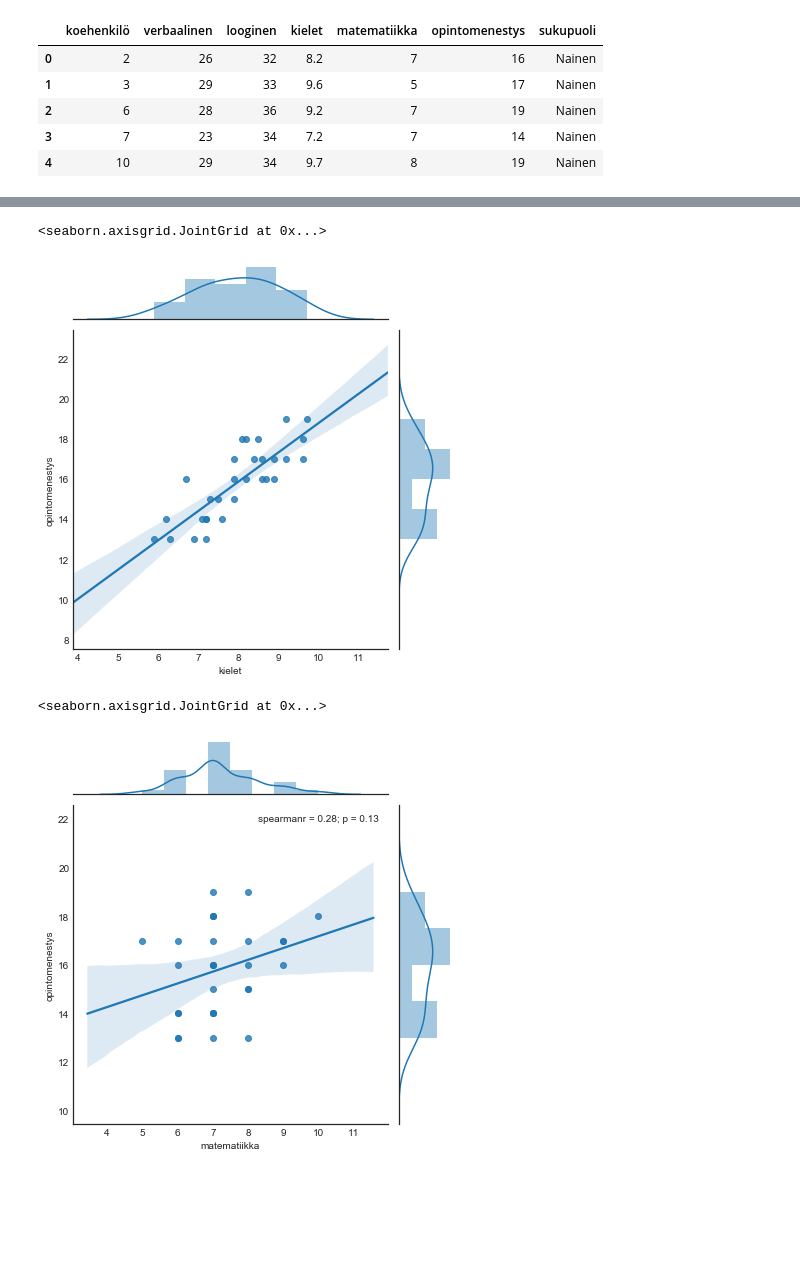
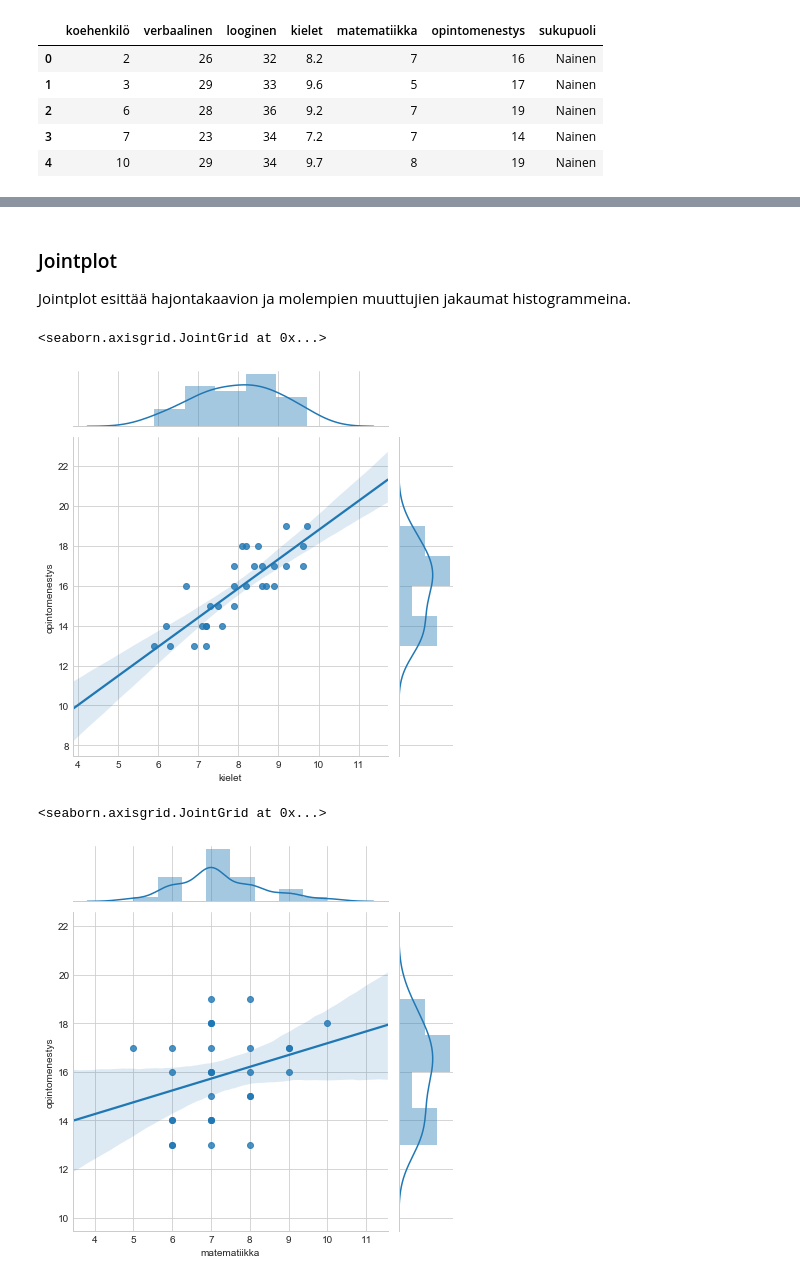
Before and after one commit to taanila/tilastoapu, a Jupyter notebook: kuviot3.ipynb, the cells around one changed output, grey strips where cells are left out. Drawn from its saved outputs; the diff is of its cells as text; code cells hidden in the pictures; blank space fills up the shorter version.

```diff
--- a/kuviot3.ipynb
+++ b/kuviot3.ipynb
@@ -1,10 +9,10 @@
 # %%
 import pandas as pd
-import numpy as np
 import matplotlib.pyplot as plt
 import seaborn as sns
 %matplotlib inline
-plt.style.use('seaborn-white')
+
+plt.style.use('seaborn-whitegrid')
 # %%
 tips = sns.load_dataset('tips')
 tips.head()
@@ -91,11 +85,14 @@ sns.pairplot(opintomenestys[['verbaalinen','looginen','kielet','matematiikka','o
+# %% [markdown]
+<h3>Jointplot</h3>
+
+Jointplot esittää hajontakaavion ja molempien muuttujien jakaumat histogrammeina.
 # %%
 sns.jointplot(x='kielet', y='opintomenestys', data=opintomenestys, kind='reg')
 # %% [output]
 <seaborn.axisgrid.JointGrid at 0x...>
-[figure, old version]
+[figure, new version]
 # %%
-from scipy.stats import spearmanr
-sns.jointplot(x='matematiikka', y='opintomenestys', data=opintomenestys, kind='reg', stat_func=spearmanr)
+sns.jointplot(x='matematiikka', y='opintomenestys', data=opintomenestys, kind='reg')
 # %% [output]
 <seaborn.axisgrid.JointGrid at 0x...>
-[figure, old version]
+[figure, new version]
```
Also changed, not shown: parts of 16 cells of this notebook.
